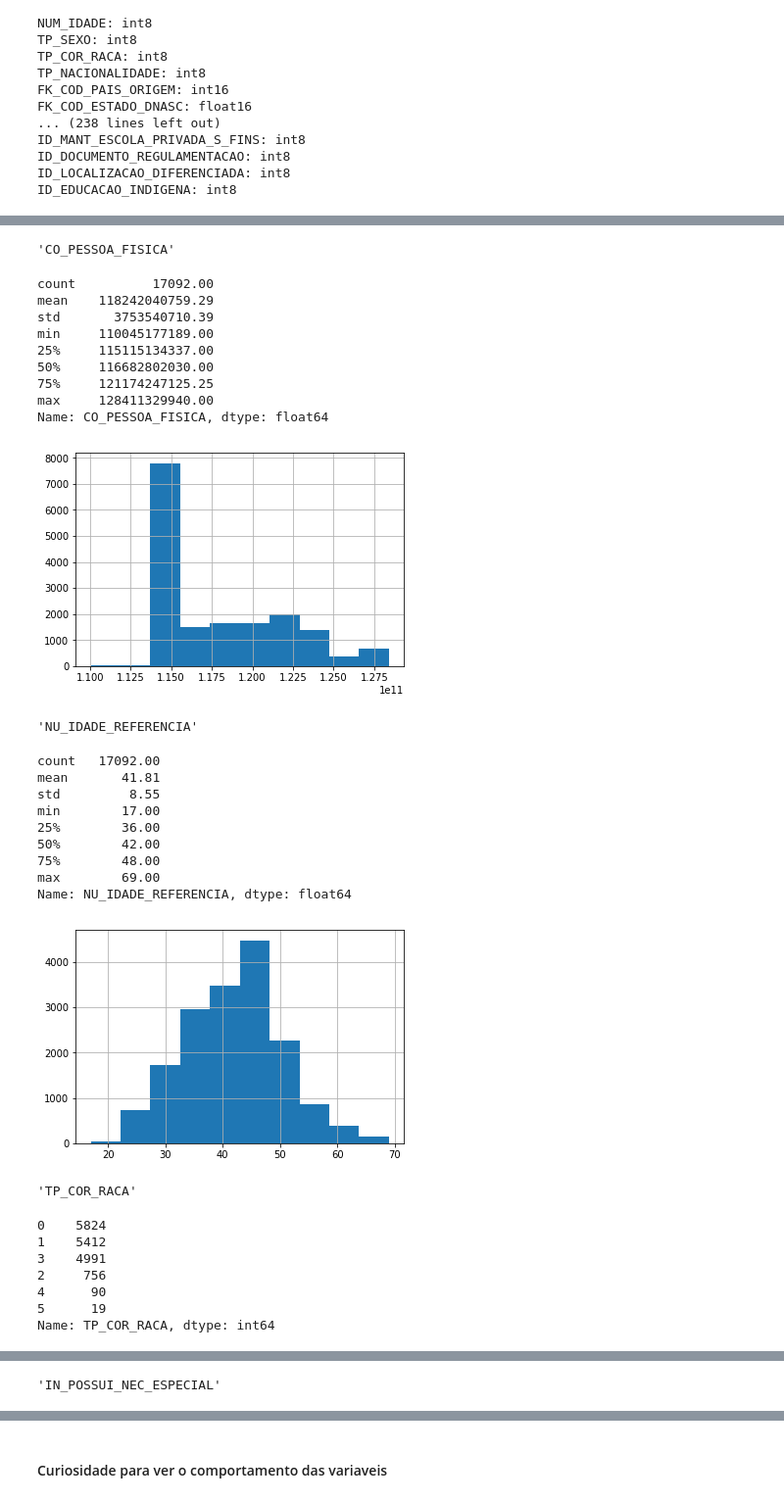
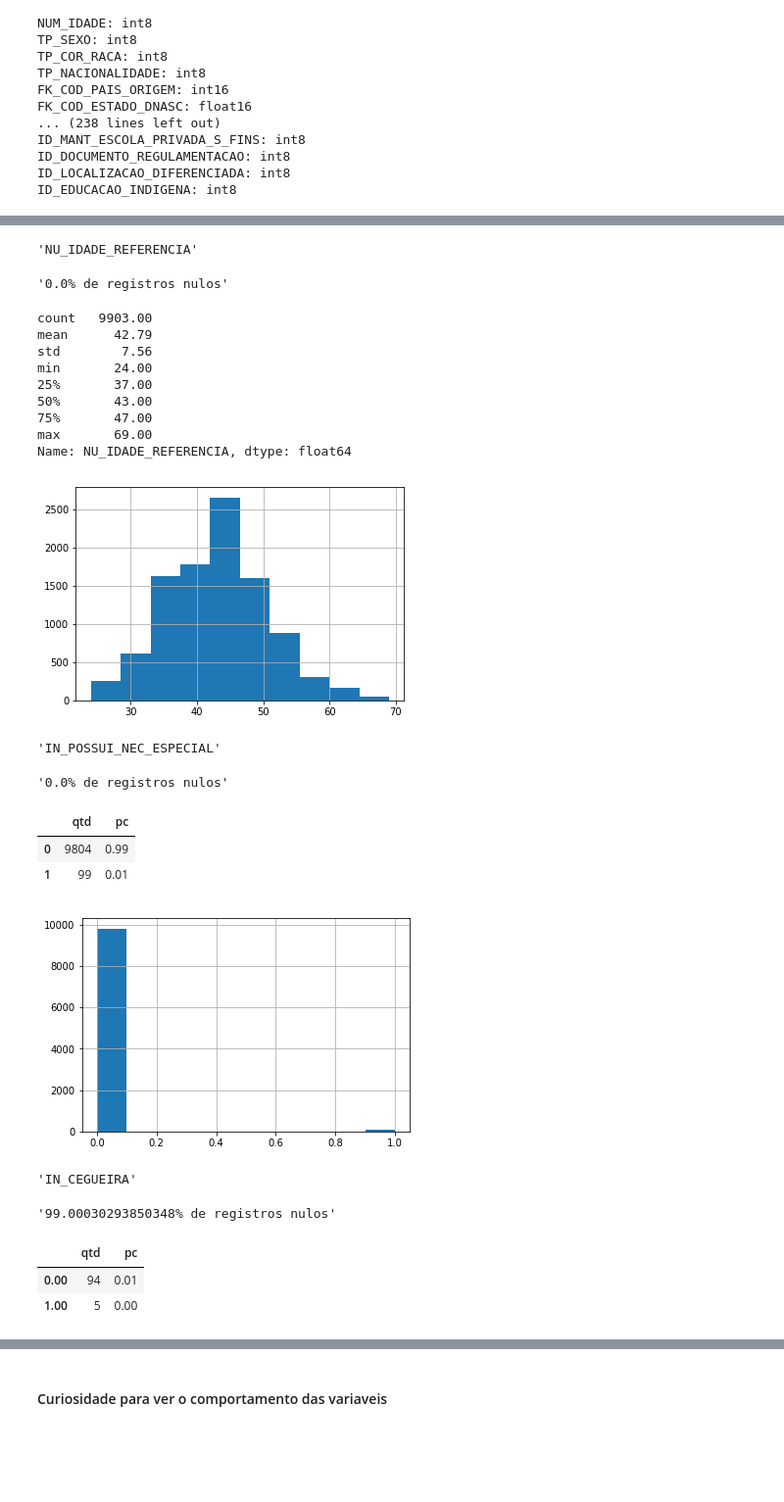
Before and after one commit to itsbarreto/educacao, a Jupyter notebook: SaidaDeProfessores.ipynb, the cells around one changed output, grey strips where cells are left out. Shown: that part at 98% size. Cells and saved outputs as stored; diff of their text form; code cells hidden in the pictures; blank space fills up the shorter version.

```diff
--- a/SaidaDeProfessores.ipynb
+++ b/SaidaDeProfessores.ipynb
@@ -175,3 +176,10 @@ ID_MANT_ESCOLA_PRIVADA_S_FINS: int8
 ID_DOCUMENTO_REGULAMENTACAO: int8
 ID_LOCALIZACAO_DIFERENCIADA: int8
 ID_EDUCACAO_INDIGENA: int8
+# %%
+profs17 = df17.loc[(df17.CO_UF == 53) & (df17.TP_TIPO_CONTRATACAO == 1) & (df17.TP_DEPENDENCIA == 2)]['CO_PESSOA_FISICA'].unique()
+#Professores que estavam em 2013 ou 2014 e estavam em 2017.
+prof_pbc_df15 = prof_pbc_df15.loc[((prof_pbc_df15.CO_PESSOA_FISICA.isin(profs13)) | \
+                                   (prof_pbc_df15.CO_PESSOA_FISICA.isin(profs14))) & \
+                                  (prof_pbc_df15.CO_PESSOA_FISICA.isin(profs17))]
+display(prof_pbc_df15.shape)
@@ -202,9 +212,11 @@ prof_pbc_df15['NU_QTD_COM_PEDAGOGICA'] = (prof_pbc_df15.IN_COM_PEDAGOGICA_1 == 1
 cols_drop.append('IN_COM_PEDAGOGICA_1')
 cols_drop.append('IN_COM_PEDAGOGICA_2')
 cols_drop.append('IN_COM_PEDAGOGICA_3')
-prof_pbc_df15['IN_NOVATO'] = (~prof_pbc_df15.CO_PESSOA_FISICA.isin(profs13) & ~prof_pbc_df15.CO_PESSOA_FISICA.isin(profs14)).astype(np.int8)
+prof_pbc_df15 = prof_pbc_df15.merge(pd.get_dummies(prof_pbc_df15.TP_COR_RACA,prefix='TP_COR_RACA',dtype=np.int8),right_index=True,left_index=True)
+cols_drop.append('TP_COR_RACA')
 # %%
 prof_pbc_df15.drop(cols_drop,axis=1,inplace=True)
+prof_pbc_df15.set_index('CO_PESSOA_FISICA',inplace=True)
 # %%
 display(prof_pbc_df15.shape)
 prof_pbc_df15.head()
@@ -220,42 +233,41 @@ prof_pbc_df15.head()
 # %%
+qtd_ttl = prof_pbc_df15.shape[0]
 for c in prof_pbc_df15.columns:
     if not c.startswith('CO_CURSO') and not c.startswith('CO_AREA_CURSO'):
         display(f'{c}')
-        if len(list(set(prof_pbc_df15[c].values))) > 10:
+        pc_nulos = prof_pbc_df15[c].isnull().sum() / qtd_ttl * 100
+        display(f'{pc_nulos}% de registros nulos')
+        if len(prof_pbc_df15[c].value_counts().values) > 10:
             display(prof_pbc_df15[c].describe())
         else:
-            display(prof_pbc_df15[c].value_counts())
+            a = pd.DataFrame(prof_pbc_df15[c].value_counts())
+            a.columns = ['qtd']
+            a['pc'] = a['qtd']/qtd_ttl
+            display(a)
 
         prof_pbc_df15[c].hist()
         plt.show()
 # %% [output]
-'CO_PESSOA_FISICA'
+'NU_IDADE_REFERENCIA'
-count          17092.00
-mean    118242040759.29
-std       3753540710.39
-min     110045177189.00
-25%     115115134337.00
-50%     116682802030.00
-75%     121174247125.25
-max     128411329940.00
-Name: CO_PESSOA_FISICA, dtype: float64
+'0.0% de registros nulos'
+count   9903.00
+mean      42.79
+std        7.56
+min       24.00
+25%       37.00
+50%       43.00
+75%       47.00
+max       69.00
+Name: NU_IDADE_REFERENCIA, dtype: float64
-[figure, old version]
+[figure, new version]
-'NU_IDADE_REFERENCIA'
-count   17092.00
-mean       41.81
-std         8.55
-min        17.00
-25%        36.00
-50%        42.00
-75%        48.00
-max        69.00
-Name: NU_IDADE_REFERENCIA, dtype: float64
+'IN_POSSUI_NEC_ESPECIAL'
+'0.0% de registros nulos'
+|  | qtd | pc |
+| 0 | 9804 | 0.99 |
+| 1 | 99 | 0.01 |
-[figure, old version]
+[figure, new version]
-'TP_COR_RACA'
-0    5824
-1    5412
-3    4991
-2     756
-4      90
-5      19
-Name: TP_COR_RACA, dtype: int64
+'IN_CEGUEIRA'
+'99.00030293850348% de registros nulos'
+|  | qtd | pc |
+| 0.00 | 94 | 0.01 |
+| 1.00 | 5 | 0.00 |
@@ -263 +274,0 @@ Name: TP_COR_RACA, dtype: int64
-'IN_POSSUI_NEC_ESPECIAL'
```
Also changed, not shown: parts of 13 cells of this notebook, 2 other files.
